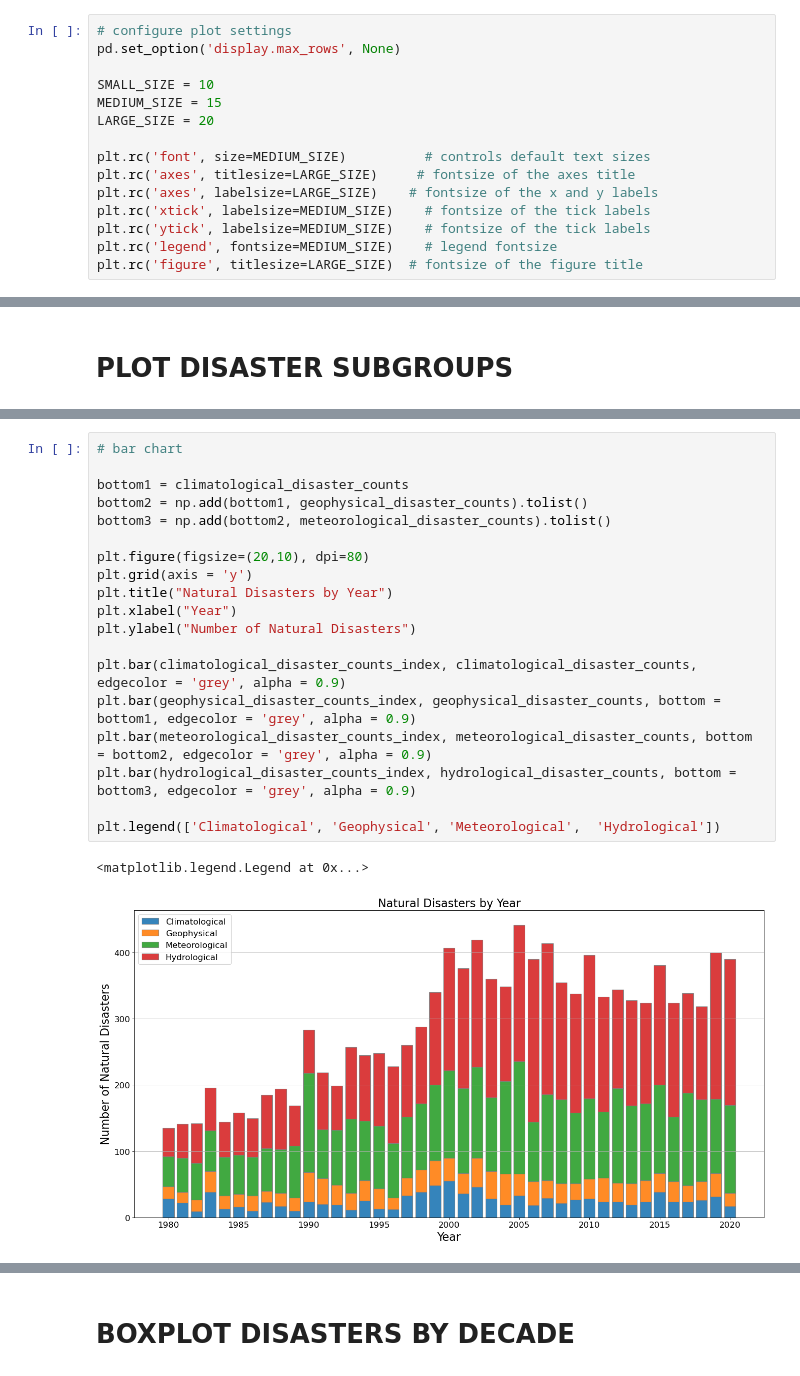
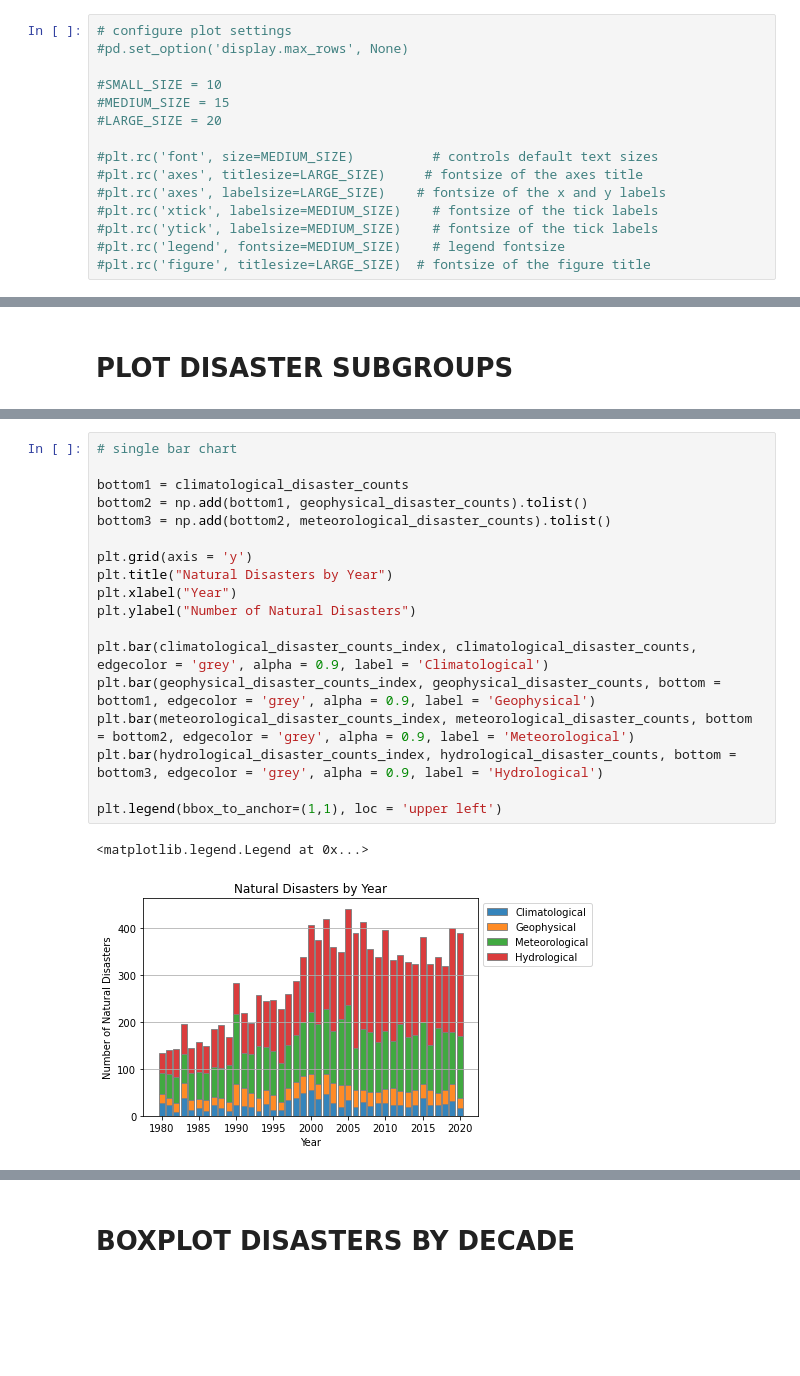
Before and after one commit to felixshier/naturalDisasterAnalysis, a Jupyter notebook: Natural Disaster Analysis.ipynb, the cells around one changed output, grey strips where cells are left out. Saved outputs shown, nothing was run; the diff lists cells and outputs as text; blank space fills up the shorter version.

```diff
--- a/Natural Disaster Analysis.ipynb
+++ b/Natural Disaster Analysis.ipynb
@@ -14,19 +14,19 @@ fname2 = 'CPIAUCNS.csv' # FRED consumer price index dataset
 inflation = pd.read_csv(fname2)
 # %%
 # configure plot settings
-pd.set_option('display.max_rows', None)
+#pd.set_option('display.max_rows', None)
 
-SMALL_SIZE = 10
-MEDIUM_SIZE = 15
-LARGE_SIZE = 20
+#SMALL_SIZE = 10
+#MEDIUM_SIZE = 15
+#LARGE_SIZE = 20
 
-plt.rc('font', size=MEDIUM_SIZE)          # controls default text sizes
-plt.rc('axes', titlesize=LARGE_SIZE)     # fontsize of the axes title
-plt.rc('axes', labelsize=LARGE_SIZE)    # fontsize of the x and y labels
-plt.rc('xtick', labelsize=MEDIUM_SIZE)    # fontsize of the tick labels
-plt.rc('ytick', labelsize=MEDIUM_SIZE)    # fontsize of the tick labels
-plt.rc('legend', fontsize=MEDIUM_SIZE)    # legend fontsize
-plt.rc('figure', titlesize=LARGE_SIZE)  # fontsize of the figure title
+#plt.rc('font', size=MEDIUM_SIZE)          # controls default text sizes
+#plt.rc('axes', titlesize=LARGE_SIZE)     # fontsize of the axes title
+#plt.rc('axes', labelsize=LARGE_SIZE)    # fontsize of the x and y labels
+#plt.rc('xtick', labelsize=MEDIUM_SIZE)    # fontsize of the tick labels
+#plt.rc('ytick', labelsize=MEDIUM_SIZE)    # fontsize of the tick labels
+#plt.rc('legend', fontsize=MEDIUM_SIZE)    # legend fontsize
+#plt.rc('figure', titlesize=LARGE_SIZE)  # fontsize of the figure title
 # %% [markdown]
 # CLEAN DATA
 # %%
@@ -151,22 +166,21 @@ plt.legend(['Total', 'Climatological', 'Geophysical', 'Meteorological',  'Hydrol
 # %%
-# bar chart
+# single bar chart
 
 bottom1 = climatological_disaster_counts
 bottom2 = np.add(bottom1, geophysical_disaster_counts).tolist()
 bottom3 = np.add(bottom2, meteorological_disaster_counts).tolist()
 
-plt.figure(figsize=(20,10), dpi=80)
 plt.grid(axis = 'y')
 plt.title("Natural Disasters by Year")
 plt.xlabel("Year")
 plt.ylabel("Number of Natural Disasters")
 
-plt.bar(climatological_disaster_counts_index, climatological_disaster_counts, edgecolor = 'grey', alpha = 0.9)
-plt.bar(geophysical_disaster_counts_index, geophysical_disaster_counts, bottom = bottom1, edgecolor = 'grey', alpha = 0.9)
-plt.bar(meteorological_disaster_counts_index, meteorological_disaster_counts, bottom = bottom2, edgecolor = 'grey', alpha = 0.9)
-plt.bar(hydrological_disaster_counts_index, hydrological_disaster_counts, bottom = bottom3, edgecolor = 'grey', alpha = 0.9)
+plt.bar(climatological_disaster_counts_index, climatological_disaster_counts, edgecolor = 'grey', alpha = 0.9, label = 'Climatological')
+plt.bar(geophysical_disaster_counts_index, geophysical_disaster_counts, bottom = bottom1, edgecolor = 'grey', alpha = 0.9, label = 'Geophysical')
+plt.bar(meteorological_disaster_counts_index, meteorological_disaster_counts, bottom = bottom2, edgecolor = 'grey', alpha = 0.9, label = 'Meteorological')
+plt.bar(hydrological_disaster_counts_index, hydrological_disaster_counts, bottom = bottom3, edgecolor = 'grey', alpha = 0.9, label = 'Hydrological')
 
-plt.legend(['Climatological', 'Geophysical', 'Meteorological',  'Hydrological'])
+plt.legend(bbox_to_anchor=(1,1), loc = 'upper left')
 # %% [output]
 <matplotlib.legend.Legend at 0x...>
-[figure, old version]
+[figure, new version]
```
Also changed, not shown: parts of 19 cells of this notebook, 2 other files.
